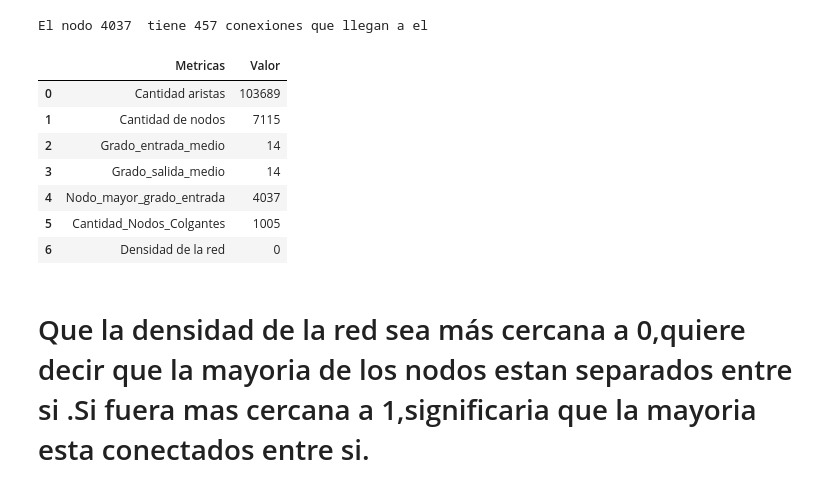
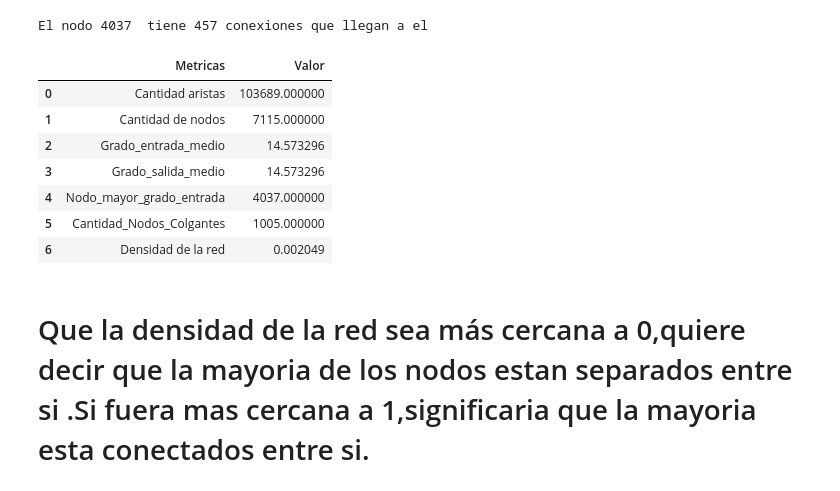
Before and after one commit to erzea1609/Proyecto-2-algebra-lineal-avanzada, a Jupyter notebook: Proyecto_2_Algebra.ipynb, the cells around one changed output. Drawn from its saved outputs; the diff is of its cells as text; code cells hidden in the pictures.

```diff
--- a/Proyecto_2_Algebra.ipynb
+++ b/Proyecto_2_Algebra.ipynb
@@ -32,22 +34,21 @@ El nodo 4037  tiene 457 conexiones que llegan a el
 # %%
 estadisticas = pd.DataFrame(data = {"Metricas" : ["Cantidad aristas","Cantidad de nodos",
                                                   "Grado_entrada_medio","Grado_salida_medio",
                                                   "Nodo_mayor_grado_entrada","Cantidad_Nodos_Colgantes",
                                                   "Densidad de la red"],
                                    "Valor" : [(aristas), cantidad_nodos,grado_entrada_medio,
                                               grado_salida_medio, nodo_mayor_grado_entrada,
-                                              nodos_colgantes ,densidad_red]})
-estadisticas["Valor"] = estadisticas["Valor"].astype("int")
+                                          nodos_colgantes ,densidad_red]})
 estadisticas
 # %% [output]
 |  | Metricas | Valor |
-| 0 | Cantidad aristas | 103689 |
-| 1 | Cantidad de nodos | 7115 |
-| 2 | Grado_entrada_medio | 14 |
-| 3 | Grado_salida_medio | 14 |
-| 4 | Nodo_mayor_grado_entrada | 4037 |
-| 5 | Cantidad_Nodos_Colgantes | 1005 |
-| 6 | Densidad de la red | 0 |
+| 0 | Cantidad aristas | 103689.000000 |
+| 1 | Cantidad de nodos | 7115.000000 |
+| 2 | Grado_entrada_medio | 14.573296 |
+| 3 | Grado_salida_medio | 14.573296 |
+| 4 | Nodo_mayor_grado_entrada | 4037.000000 |
+| 5 | Cantidad_Nodos_Colgantes | 1005.000000 |
+| 6 | Densidad de la red | 0.002049 |
 # %% [markdown]
 # Que la densidad de la red sea más cercana a 0,quiere decir que la mayoria de los nodos estan separados entre si .Si fuera mas cercana a 1,significaria que la mayoria esta conectados entre si.
 # %% [markdown]
```
Also changed, not shown: parts of 8 cells of this notebook.
